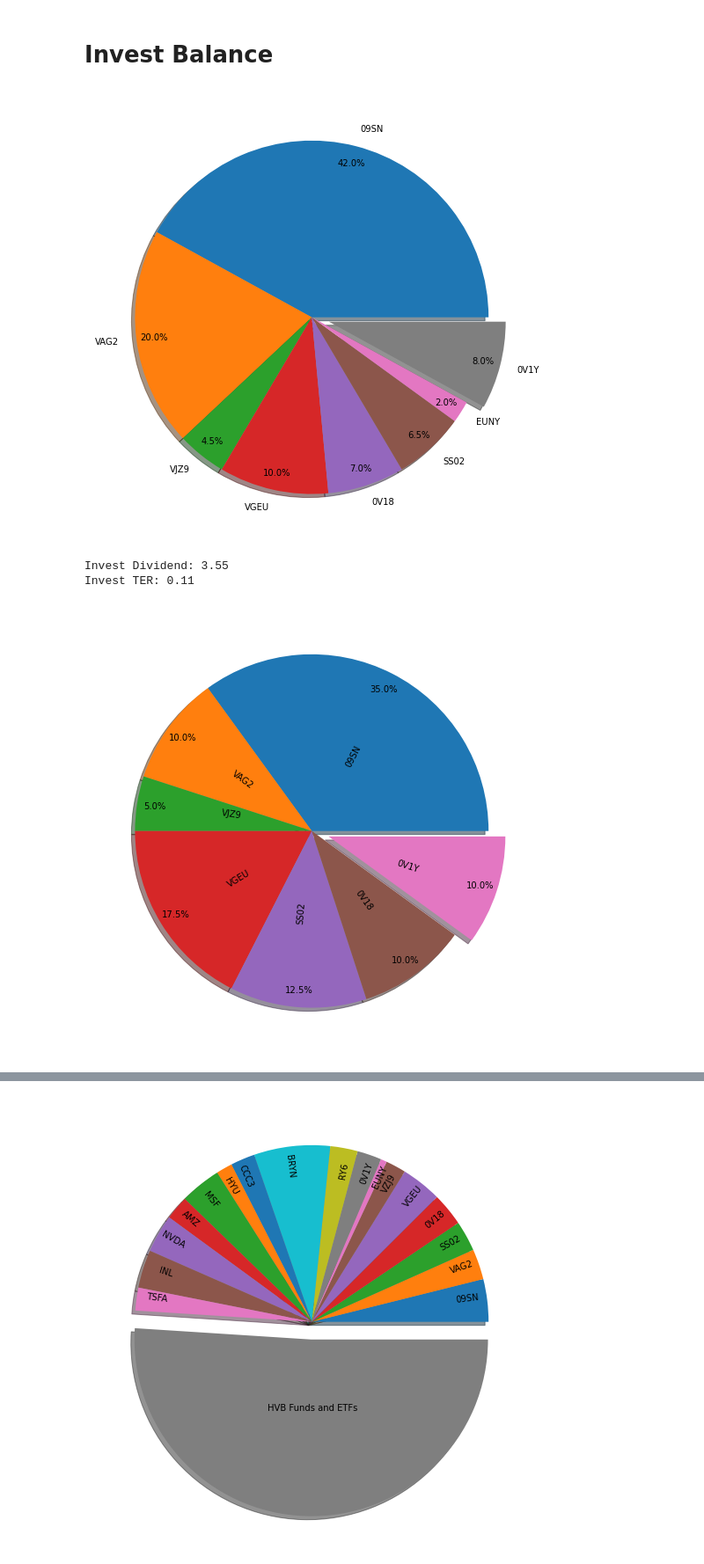
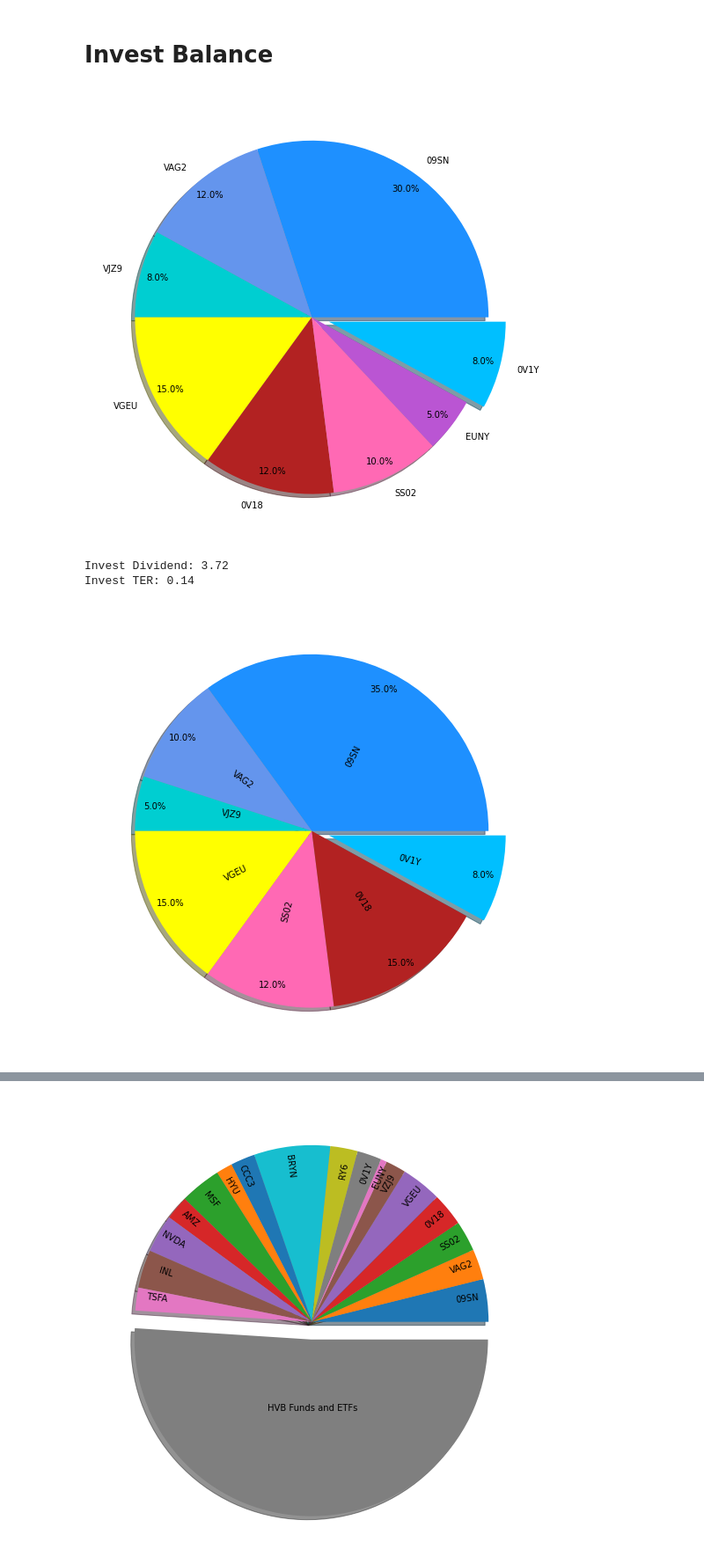
Before and after one commit to NIlS-Z99/Invest-Tool, a Jupyter notebook: invest_balance.ipynb, the cells around one changed output, grey strips where cells are left out. Shown at 88% size. Saved outputs shown, nothing was run; the diff lists cells and outputs as text; code cells hidden in the pictures.

```diff
--- a/invest_balance.ipynb
+++ b/invest_balance.ipynb
@@ -5,14 +5,14 @@ import matplotlib.pyplot as plt
 
 monthly_invest = {
  # US
- "09SN": 420,
- "VAG2": 200,
- "VJZ9":  45,
+ "09SN": 300,
+ "VAG2": 120,
+ "VJZ9":  80,
  # Global
- "VGEU": 100,
- "0V18":  70,
- "SS02":  65,
- "EUNY":  20,
+ "VGEU": 150,
+ "0V18": 120,
+ "SS02": 100,
+ "EUNY":  50,
  # Specific
  "0V1Y":  80
 }
@@ -21,23 +21,25 @@ total = sum(amounts)
 explode = [0]*len(amounts)
 explode[-1] = 0.1
 
+colors=["dodgerblue","cornflowerblue","darkturquoise","yellow","firebrick","hotpink","mediumorchid","deepskyblue"]
 
 plt.figure(0,figsize=(9,12))
-plt.pie(monthly_invest.values(),labels=monthly_invest.keys(),autopct='%1.1f%%', pctdistance=.9, shadow = True, explode=explode)
+plt.pie(monthly_invest.values(),labels=monthly_invest.keys(),autopct='%1.1f%%',
+        pctdistance=.9, shadow = True, explode=explode, colors=colors)
 plt.show()
 # %% [output]
-[figure, old version]
+[figure, new version]
 # %%
 div_invest = [
  # US
- (42.0, 3.50, 0.06),
- (20.0, 3.00, 0.08),
- ( 4.5, 4.50, 0.07),
+ (30.0, 3.50, 0.06),
+ (12.0, 3.00, 0.08),
+ ( 8.0, 4.50, 0.07),
  # Global
- (10.0, 3.00, 0.10),
- ( 7.0, 2.75, 0.40),
- ( 6.5, 5.00, 0.08),
- ( 2.0, 7.00, 0.49),
+ (15.0, 3.00, 0.10),
+ (12.0, 2.75, 0.40),
+ (10.0, 5.00, 0.08),
+ ( 5.0, 7.00, 0.49),
  # Specific
  ( 8.0, 4.00, 0.12)
 ]
@@ -49,32 +51,34 @@ for triplett in div_invest:
 print("Invest Dividend:",round(total_win,2))
 print("Invest TER:",round(total_cost,2))
 # %% [output]
-Invest Dividend: 3.55
-Invest TER: 0.11
+Invest Dividend: 3.72
+Invest TER: 0.14
 # %%
 monthly_invest = {
  # US
  "09SN": 350,
  "VAG2": 100,
  "VJZ9":  50,
  # Global
- "VGEU": 175,
- "SS02": 125,
- "0V18": 100,
+ "VGEU": 150,
+ "SS02": 120,
+ "0V18": 150,
  # Specific
- "0V1Y": 100
+ "0V1Y":  80
 }
 amounts = list(monthly_invest.values())
 total = sum(amounts)
 explode = [0]*len(amounts)
 explode[-1] = 0.1
 
+colors=["dodgerblue","cornflowerblue","darkturquoise","yellow","hotpink","firebrick","deepskyblue"]
 
 plt.figure(0,figsize=(9,12))
-plt.pie(monthly_invest.values(),labels=monthly_invest.keys(),autopct='%1.1f%%',labeldistance=.4, pctdistance=.9, shadow = True, explode=explode, rotatelabels=True)
+plt.pie(monthly_invest.values(),labels=monthly_invest.keys(),autopct='%1.1f%%',labeldistance=.4,
+        pctdistance=.9, shadow = True, explode=explode, rotatelabels=True,colors=colors)
 plt.show()
 # %% [output]
-[figure, old version]
+[figure, new version]
 # %%
 div_invest = [
  # US
```
Also changed, not shown: parts of 11 cells of this notebook.
